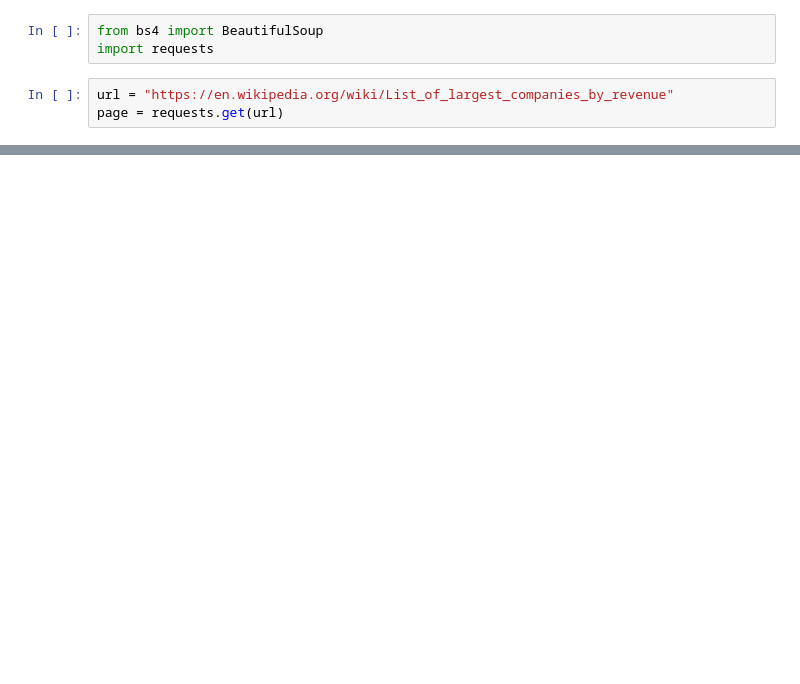
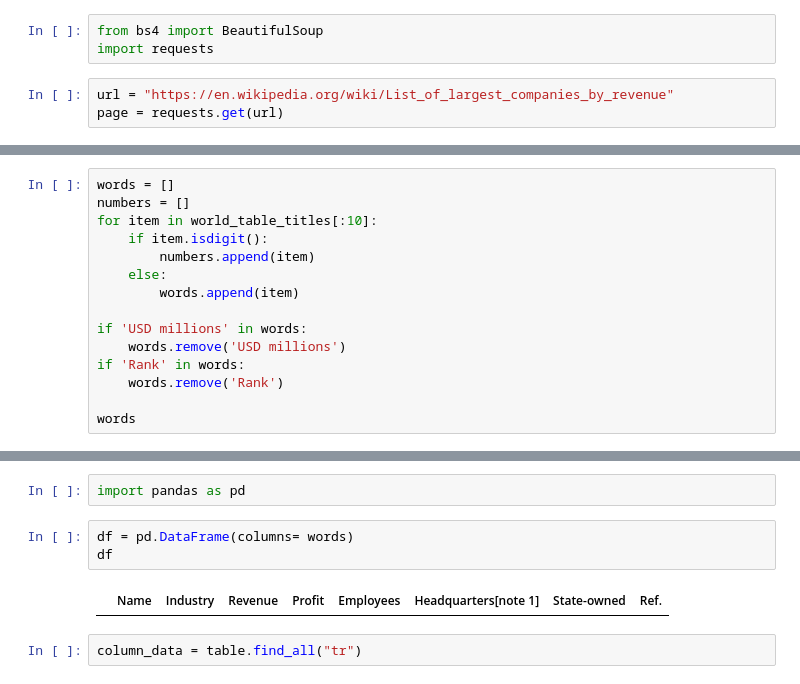
Before and after one commit to ishanjaiswal146/Web-Scrap, a Jupyter notebook: Web Scrapping.ipynb, the cells around one changed output, grey strips where cells are left out. Saved outputs shown, nothing was run; the diff lists cells and outputs as text; blank space fills up the shorter version.

```diff
--- a/Web Scrapping.ipynb
+++ b/Web Scrapping.ipynb
@@ -116,0 +96,15 @@ print(world_table_titles)
+# %%
+words = []
+numbers = []
+for item in world_table_titles[:10]:
+    if item.isdigit():
+        numbers.append(item)
+    else:
+        words.append(item)
+
+if 'USD millions' in words:
+    words.remove('USD millions')
+if 'Rank' in words:
+    words.remove('Rank')
+
+words
@@ -116,0 +120,9 @@ print(world_table_titles)
+# %%
+import pandas as pd
+# %%
+df = pd.DataFrame(columns= words)
+df
+# %% [output]
+|  | Name | Industry | Revenue | Profit | Employees | Headquarters[note 1] | State-owned | Ref. |
+# %%
+column_data = table.find_all("tr")
```
Also changed, not shown: parts of 10 cells of this notebook, 2 other files.
